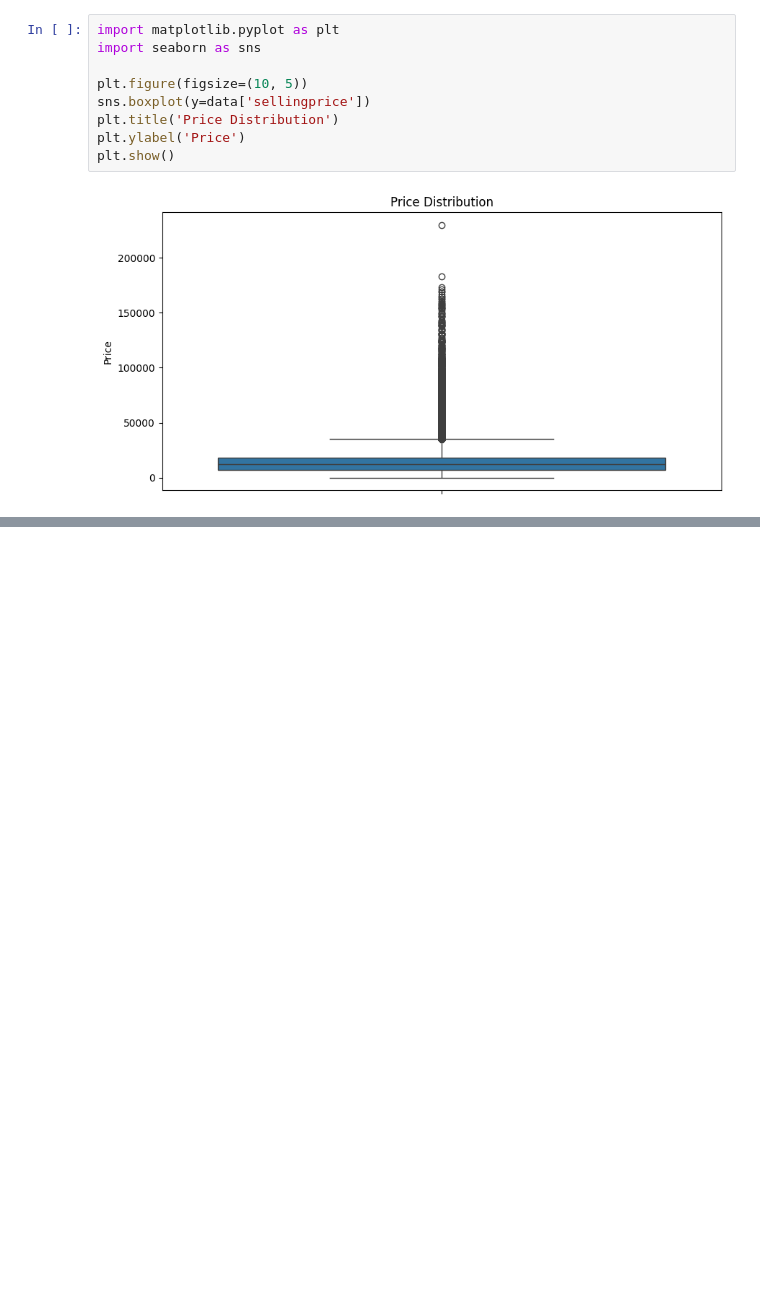
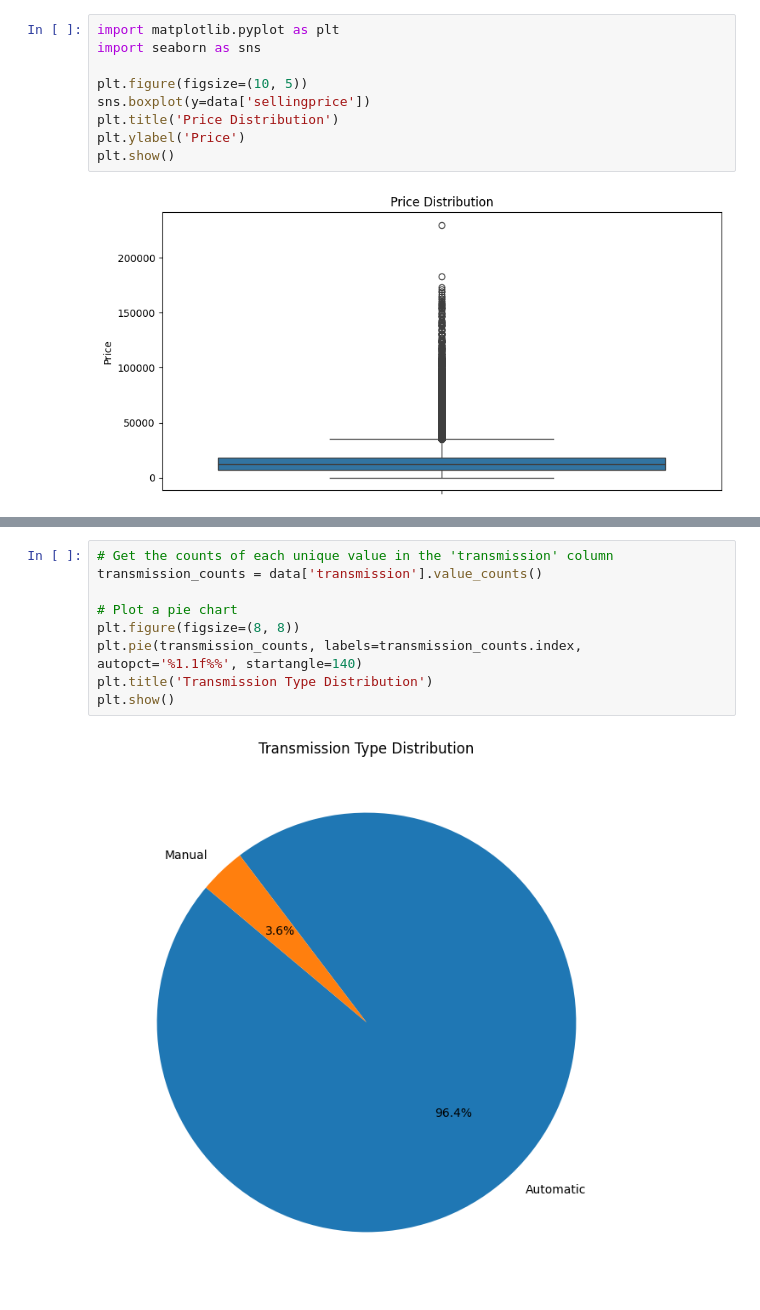
Before and after one commit to borhenDH/Car-sales-analysis-and-prediction-, a Jupyter notebook: Analysis.ipynb, the cells around one changed output, grey strips where cells are left out. Saved outputs shown, nothing was run; the diff lists cells and outputs as text; blank space fills up the shorter version.

```diff
--- a/Analysis.ipynb
+++ b/Analysis.ipynb
@@ -254,0 +233,11 @@ data.head()
+# %%
+# Get the counts of each unique value in the 'transmission' column
+transmission_counts = data['transmission'].value_counts()
+
+# Plot a pie chart
+plt.figure(figsize=(8, 8))
+plt.pie(transmission_counts, labels=transmission_counts.index, autopct='%1.1f%%', startangle=140)
+plt.title('Transmission Type Distribution')
+plt.show()
+# %% [output]
+[figure, added]
```
Also changed, not shown: parts of 7 cells of this notebook.
